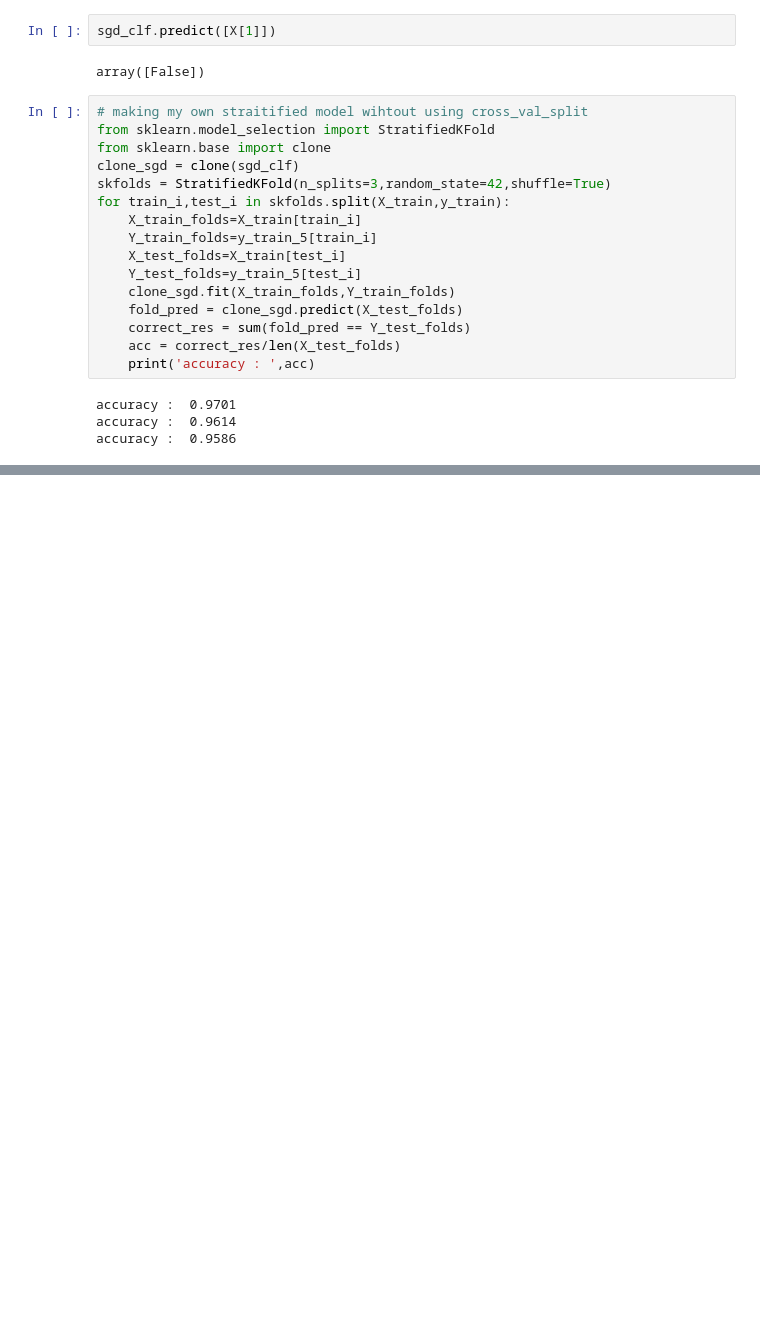
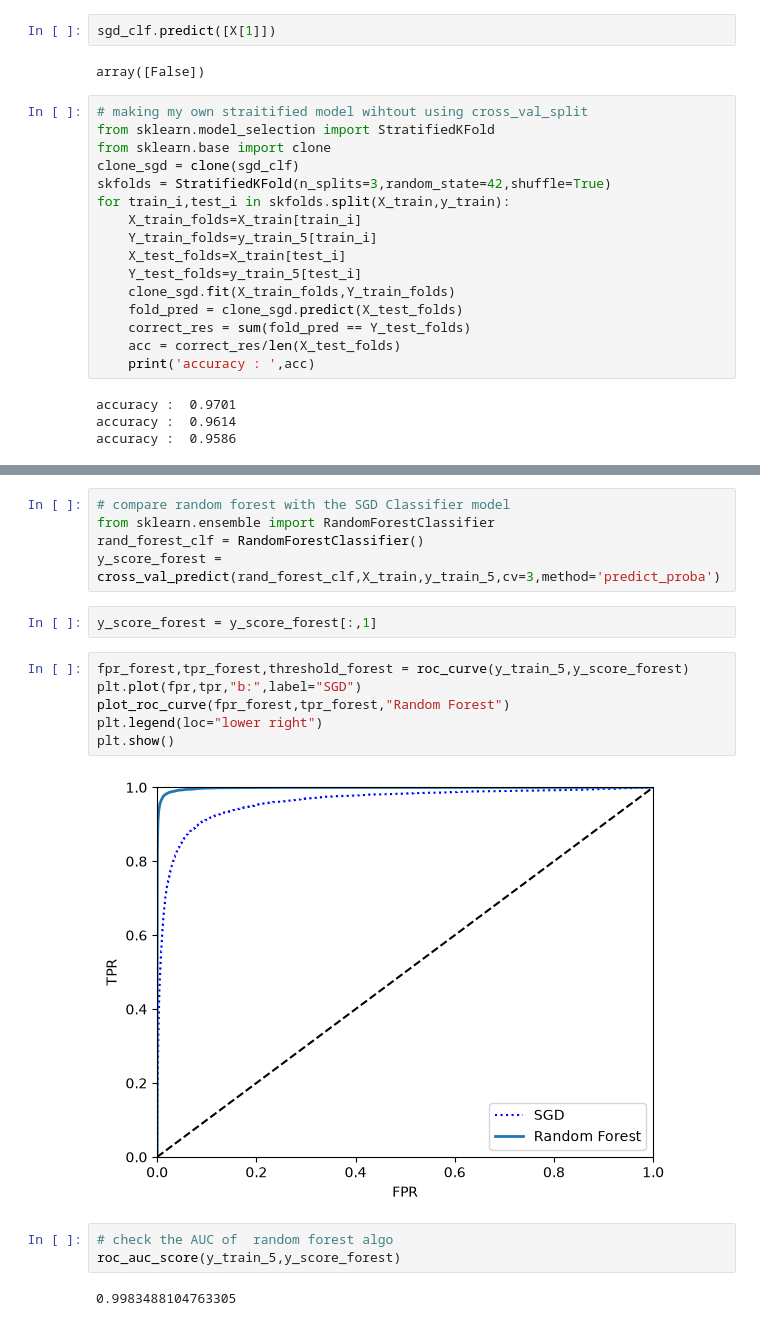
Before and after one commit to dharmik-o/Hands-On-ML, a Jupyter notebook: MNIST.ipynb, the cells around one changed output, grey strips where cells are left out. Saved outputs shown, nothing was run; the diff lists cells and outputs as text; blank space fills up the shorter version.

```diff
--- a/MNIST.ipynb
+++ b/MNIST.ipynb
@@ -76,0 +183,20 @@ scores
+# %%
+# compare random forest with the SGD Classifier model
+from sklearn.ensemble import RandomForestClassifier
+rand_forest_clf = RandomForestClassifier()
+y_score_forest = cross_val_predict(rand_forest_clf,X_train,y_train_5,cv=3,method='predict_proba')
+# %%
+y_score_forest = y_score_forest[:,1]
+# %%
+fpr_forest,tpr_forest,threshold_forest = roc_curve(y_train_5,y_score_forest)
+plt.plot(fpr,tpr,"b:",label="SGD")
+plot_roc_curve(fpr_forest,tpr_forest,"Random Forest")
+plt.legend(loc="lower right")
+plt.show()
+# %% [output]
+[figure, added]
+# %%
+# check the AUC of  random forest algo
+roc_auc_score(y_train_5,y_score_forest)
+# %% [output]
+0.9983488104763305
```
Also changed, not shown: parts of 46 cells of this notebook.
